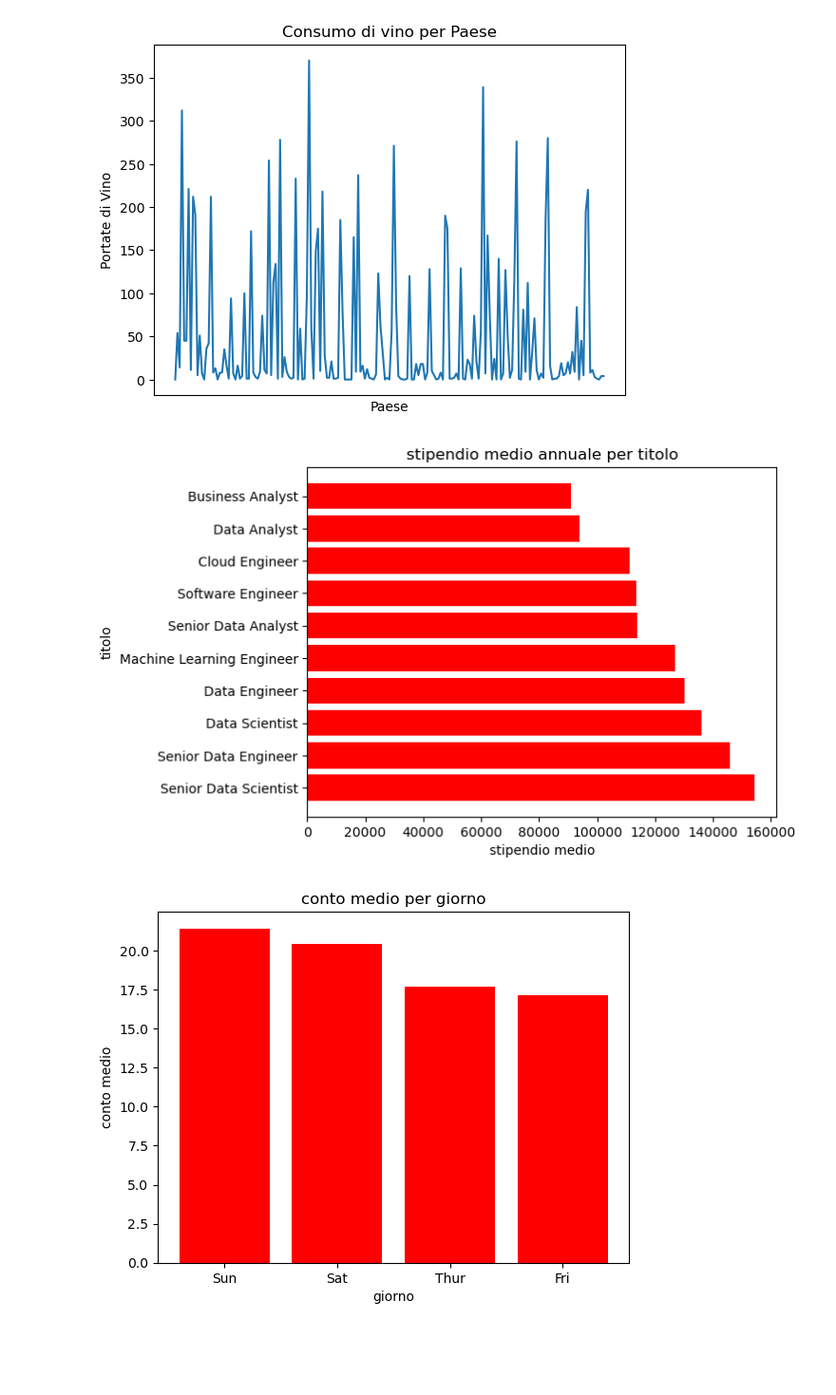
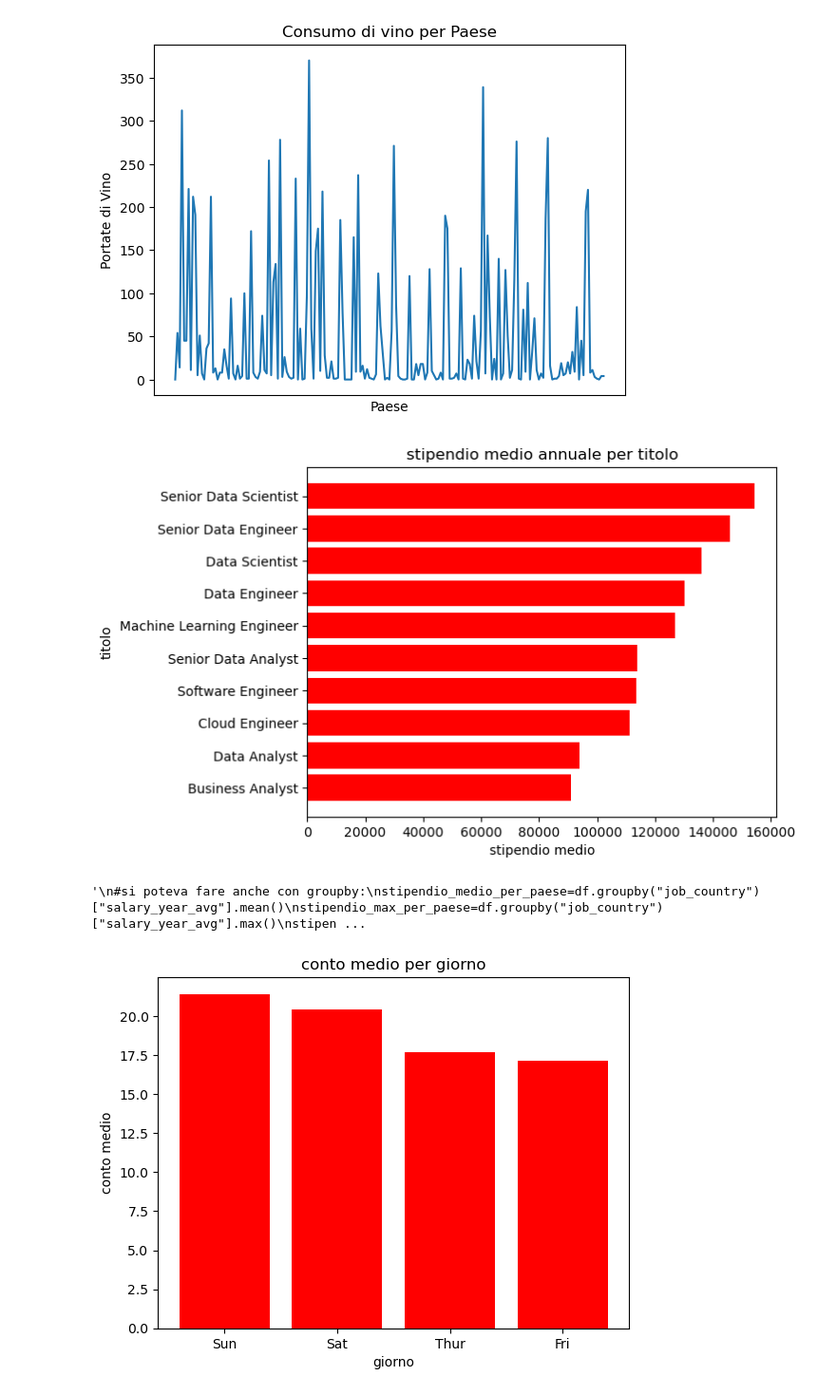
Before and after one commit to ValeWenz/ProgrammingLab, a Jupyter notebook: laboratorio_2/esercizi_lez_3(II).ipynb, the cells around one changed output. Shown at 95% size. Cells and saved outputs as stored; diff of their text form; code cells hidden in the pictures; blank space fills up the shorter version.

```diff
--- a/laboratorio_2/esercizi_lez_3(II).ipynb
+++ b/laboratorio_2/esercizi_lez_3(II).ipynb
@@ -62,35 +62,52 @@ plt.show()
 from datasets import load_dataset
 dataset = load_dataset('lukebarousse/data_jobs')
 df = dataset['train'].to_pandas()
 df['job_posted_date'] = pd.to_datetime(df['job_posted_date'])
+
 
 ls_paesi=df["job_country"].unique() #salvo una lista con i paesi non ripetuti
 analisi_paesi=[]
 for paese in ls_paesi:
     df_filtrato=df[df["job_country"]==paese]  #filtro il data frame
     stipendio_medio=df_filtrato["salary_year_avg"].mean()
     job_count=len(df_filtrato)
     stipendio_max=df_filtrato["salary_year_avg"].max()
     stipendio_min=df_filtrato["salary_year_avg"].min()  #eseguo le richieste
     analisi_paesi.append([paese,stipendio_medio,job_count,stipendio_max,stipendio_min]) #aggiungo alla lista
 
 ls_titoli = df["job_title_short"].unique() #lista con i titoli non ripetuti
 analisi_titoli=[]
 for titolo in ls_titoli:
     df_titolo = df[df["job_title_short"] == titolo]  #filtro il data frame
     stipendio_medio = df_titolo["salary_year_avg"].mean()
     if not pd.isna(stipendio_medio):
         analisi_titoli.append([titolo, stipendio_medio])  #controlo con sia un valore valido
 
 df_grafico = pd.DataFrame(analisi_titoli, columns=["titolo", "stipendio_medio"])
-df_grafico = df_grafico.sort_values(by="stipendio_medio", ascending=False) #ordino il df_grafico
+df_grafico = df_grafico.sort_values(by="stipendio_medio", ascending=True) #ordino il df_grafico
 plt.barh(df_grafico["titolo"], df_grafico['stipendio_medio'], color="red") #creo il grafico
 plt.title("stipendio medio annuale per titolo")
 plt.xlabel("stipendio medio")
 plt.ylabel("titolo")
 plt.show()
+'''
+#si poteva fare anche con groupby:
+stipendio_medio_per_paese=df.groupby("job_country")["salary_year_avg"].mean()
+stipendio_max_per_paese=df.groupby("job_country")["salary_year_avg"].max()
+stipendio_min_per_paese=df.groupby("job_country")["salary_year_avg"].min()
+offerte_di_lavoro=df["job_country"].value_counts()
+
+stipendio_medio_per_titolo=df.groupby("job_title_short")["salary_year_avg"].mean().sort_values(ascending=True)
+plt.figure(figsize=(10,6))
+plt.barh(stipendio_medio_per_titolo.index, stipendio_medio_per_titolo.values,color="red")
+plt.title("stipendio medio annuale per titolo")
+plt.xlabel("stipendio medio")
+plt.ylabel("titolo")
+plt.show()
+'''
 # %% [output]
-[figure, old version]
+[figure, new version]
+'\n#si poteva fare anche con groupby:\nstipendio_medio_per_paese=df.groupby("job_country")["salary_year_avg"].mean()\nstipendio_max_per_paese=df.groupby("job_country")["salary_year_avg"].max()\nstipen ...
 # %%
 url = "https://raw.githubusercontent.com/mwaskom/seaborn-data/master/tips.csv"
 df = pd.read_csv(url)
```
